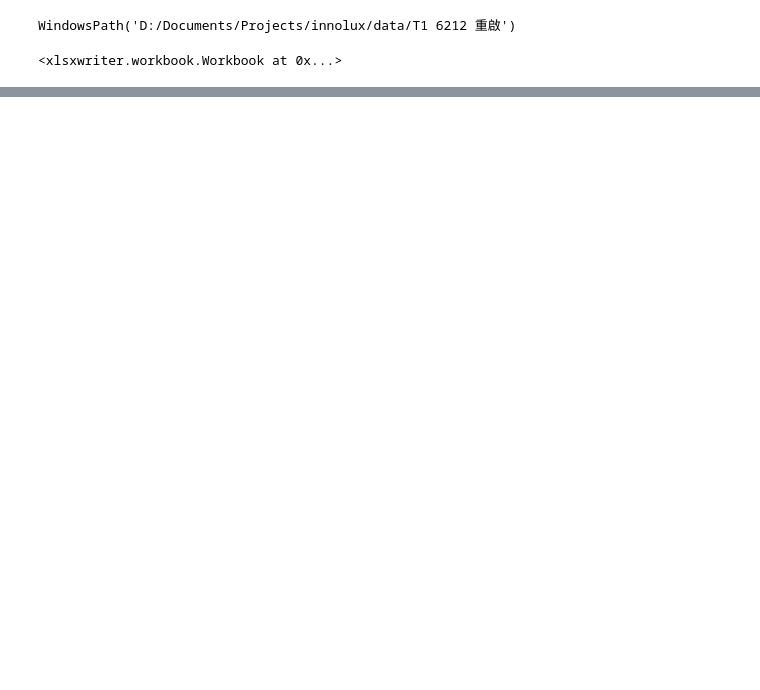
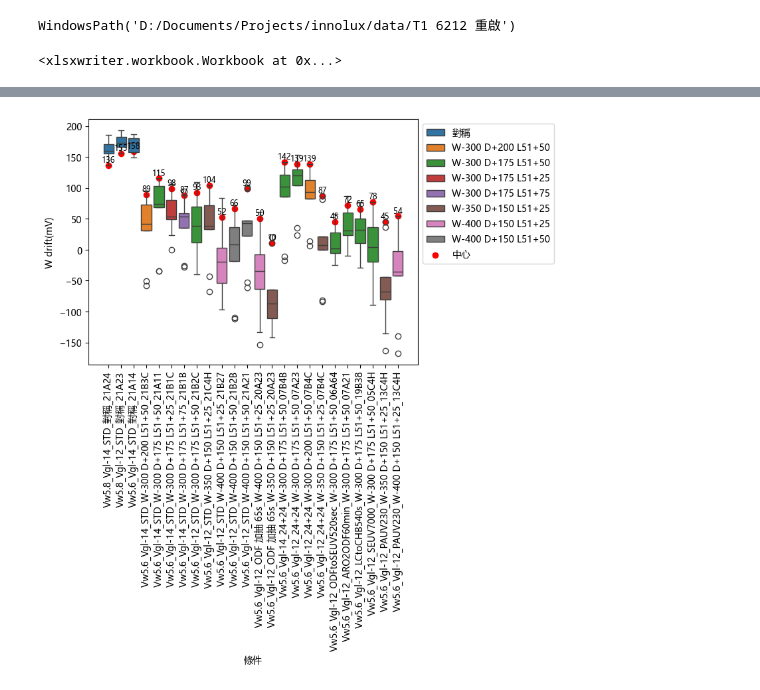
Before and after one commit to dimsplendid/innolux, a Jupyter notebook: notebooks/T1 6212 重啟/u-shape.ipynb, the cells around one changed output, grey strips where cells are left out. Cells and saved outputs as stored; diff of their text form; code cells hidden in the pictures; blank space fills up the shorter version.

```diff
--- a/notebooks/T1 6212 重啟/u-shape.ipynb
+++ b/notebooks/T1 6212 重啟/u-shape.ipynb
@@ -315,3 +56,65 @@ shape: (45, 29)
+# %%
+
+plot_df = (
+    w_drift_df
+        .with_columns(("Vw" +  pl.col("Vw").cast(str) + "_Vgl" + pl.col("VGLO").cast(str) + "_" + pl.col("Condition") + '_' + pl.col("Gamma Code") + '_' + pl.col("Panel ID")).alias('條件'))
+        .rename({"W drift": "W drift(mV)"})
+        .sort('條件')
+)
+
+condition_order = {
+    e: i
+    for i, e in enumerate([
+        "Vw5.8_Vgl-14_STD_對稱_21A24",
+        "Vw5.8_Vgl-12_STD_對稱_21A23",
+        "Vw5.6_Vgl-14_STD_對稱_21A14",
+        "Vw5.6_Vgl-14_STD_W-300 D+200 L51+50_21B3C",
+        "Vw5.6_Vgl-14_STD_W-300 D+175 L51+50_21A11",
+        "Vw5.6_Vgl-14_STD_W-300 D+175 L51+25_21B1C",
+        "Vw5.6_Vgl-14_STD_W-300 D+175 L51+75_21B1B",
+        "Vw5.6_Vgl-12_STD_W-300 D+175 L51+50_21B2C",
+        "Vw5.6_Vgl-12_STD_W-350 D+150 L51+25_21C4H",
+        "Vw5.6_Vgl-12_STD_W-400 D+150 L51+25_21B27",
+        "Vw5.6_Vgl-12_STD_W-400 D+150 L51+50_21B2B",
+        "Vw5.6_Vgl-12_STD_W-400 D+150 L51+50_21A21",
+        "Vw5.6_Vgl-12_ODF 加抽 65s_W-400 D+150 L51+25_20A23",
+        "Vw5.6_Vgl-12_ODF 加抽 65s_W-350 D+150 L51+25_20A23",
+        "Vw5.6_Vgl-14_24+24_W-300 D+175 L51+50_07B4B",
+        "Vw5.6_Vgl-12_24+24_W-300 D+175 L51+50_07A23",
+        "Vw5.6_Vgl-12_24+24_W-300 D+200 L51+50_07B4C",
+        "Vw5.6_Vgl-12_24+24_W-350 D+150 L51+25_07B4C",
+        "Vw5.6_Vgl-12_ODFtoSEUV520sec_W-300 D+175 L51+50_06A64",
+        "Vw5.6_Vgl-12_ARO2ODF60min_W-300 D+175 L51+50_07A21",
+        "Vw5.6_Vgl-12_LCtoCHB540s_W-300 D+175 L51+50_19B38",
+        "Vw5.6_Vgl-12_SEUV7000_W-300 D+175 L51+50_05C4H",
+        "Vw5.6_Vgl-12_PAUV230_W-350 D+150 L51+25_13C4H",
+        "Vw5.6_Vgl-12_PAUV230_W-400 D+150 L51+25_13C4H",
+    ])
+}
+ax = sns.boxplot(
+    plot_df.sort(pl.col("條件").replace(condition_order).cast(int)),
+    x = "條件",
+    y = "W drift(mV)",
+    legend='auto',
+    hue = "Gamma Code",
+)
+ax.scatter(
+    data=plot_df.filter(pl.col("Region") == "[8]/[9]"),
+    x='條件',
+    y="W drift(mV)",
+    c="r",
+    label="中心",
+)
+
+for cond, y in plot_df.filter(pl.col("Region") == "[8]/[9]").select('條件', 'W drift(mV)').iter_rows():
+    ax.text(cond, y+5, f"{y:.0f}",horizontalalignment='center', size='small')
+
+ax.legend()
+sns.move_legend(ax, "upper left", bbox_to_anchor=(1, 1))
+
+_ = ax.set_xticklabels(ax.get_xticklabels(),rotation=90)
+# %% [output]
+[figure, added]
 # %%
 stress_time = 6
 gray_level = 128
```
Also changed, not shown: parts of 25 cells of this notebook, 7 other files.
